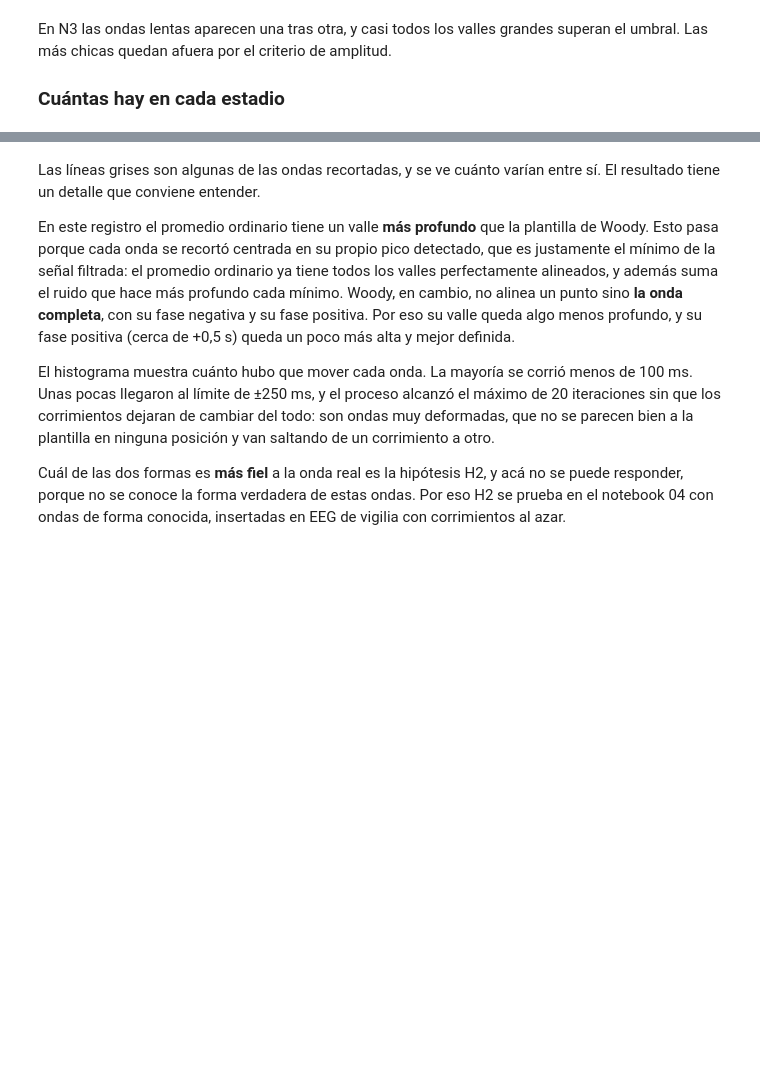
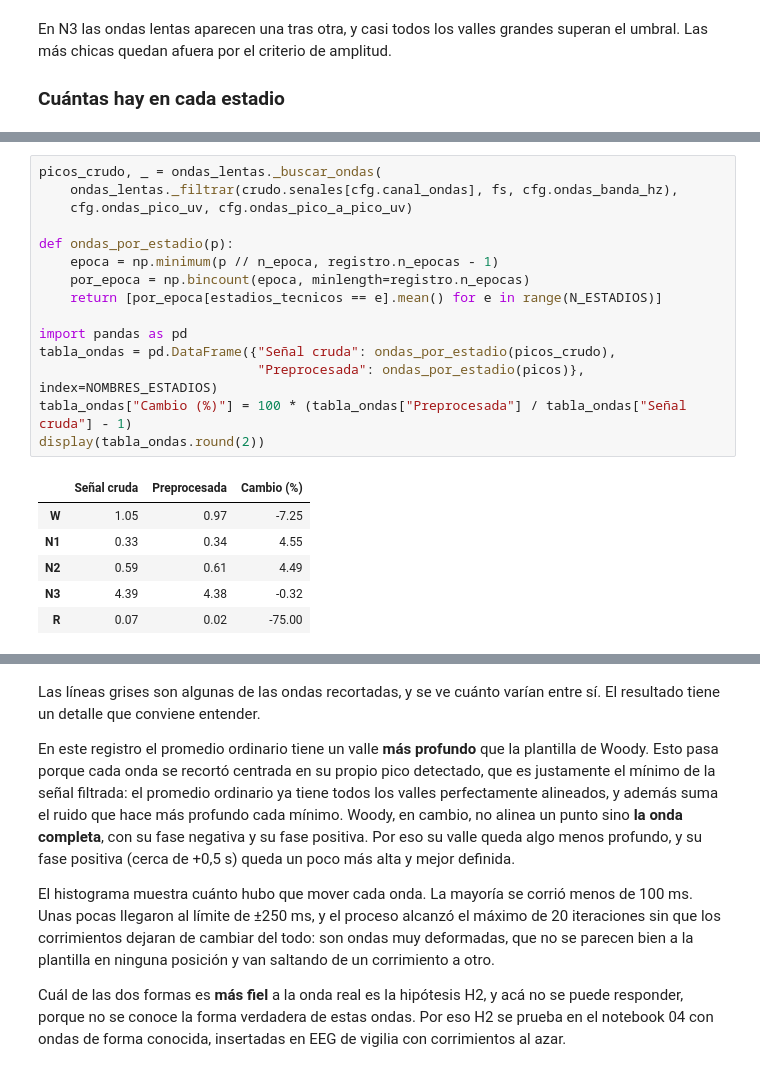
Before and after one commit to ldelia22/PSIB2026Q2-TPS-Grupo02-CassanoNieto-DElia-Ortega, a Jupyter notebook: codigo/notebooks/02c_frente_B_ondas_lentas_woody.ipynb, the cells around one changed output, grey strips where cells are left out. Saved outputs shown, nothing was run; the diff lists cells and outputs as text; blank space fills up the shorter version.

```diff
--- a/codigo/notebooks/02c_frente_B_ondas_lentas_woody.ipynb
+++ b/codigo/notebooks/02c_frente_B_ondas_lentas_woody.ipynb
@@ -232,0 +212,22 @@ ahí.
+# %%
+picos_crudo, _ = ondas_lentas._buscar_ondas(
+    ondas_lentas._filtrar(crudo.senales[cfg.canal_ondas], fs, cfg.ondas_banda_hz),
+    cfg.ondas_pico_uv, cfg.ondas_pico_a_pico_uv)
+
+def ondas_por_estadio(p):
+    epoca = np.minimum(p // n_epoca, registro.n_epocas - 1)
+    por_epoca = np.bincount(epoca, minlength=registro.n_epocas)
+    return [por_epoca[estadios_tecnicos == e].mean() for e in range(N_ESTADIOS)]
+
+import pandas as pd
+tabla_ondas = pd.DataFrame({"Señal cruda": ondas_por_estadio(picos_crudo),
+                            "Preprocesada": ondas_por_estadio(picos)}, index=NOMBRES_ESTADIOS)
+tabla_ondas["Cambio (%)"] = 100 * (tabla_ondas["Preprocesada"] / tabla_ondas["Señal cruda"] - 1)
+display(tabla_ondas.round(2))
+# %% [output]
+|  | Señal cruda | Preprocesada | Cambio (%) |
+| W | 1.05 | 0.97 | -7.25 |
+| N1 | 0.33 | 0.34 | 4.55 |
+| N2 | 0.59 | 0.61 | 4.49 |
+| N3 | 4.39 | 4.38 | -0.32 |
+| R | 0.07 | 0.02 | -75.00 |
```
Also changed, not shown: parts of 11 cells of this notebook, 4 other files.
